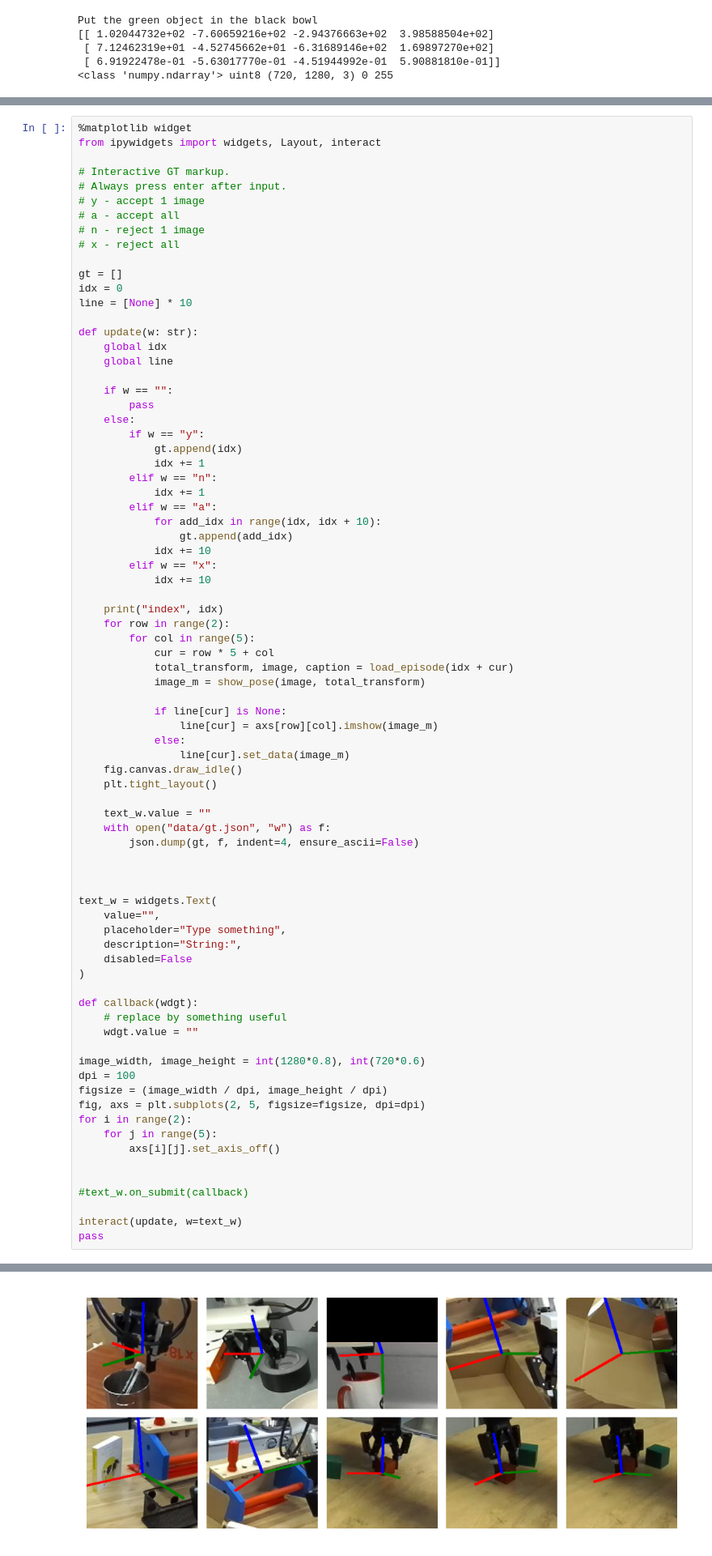
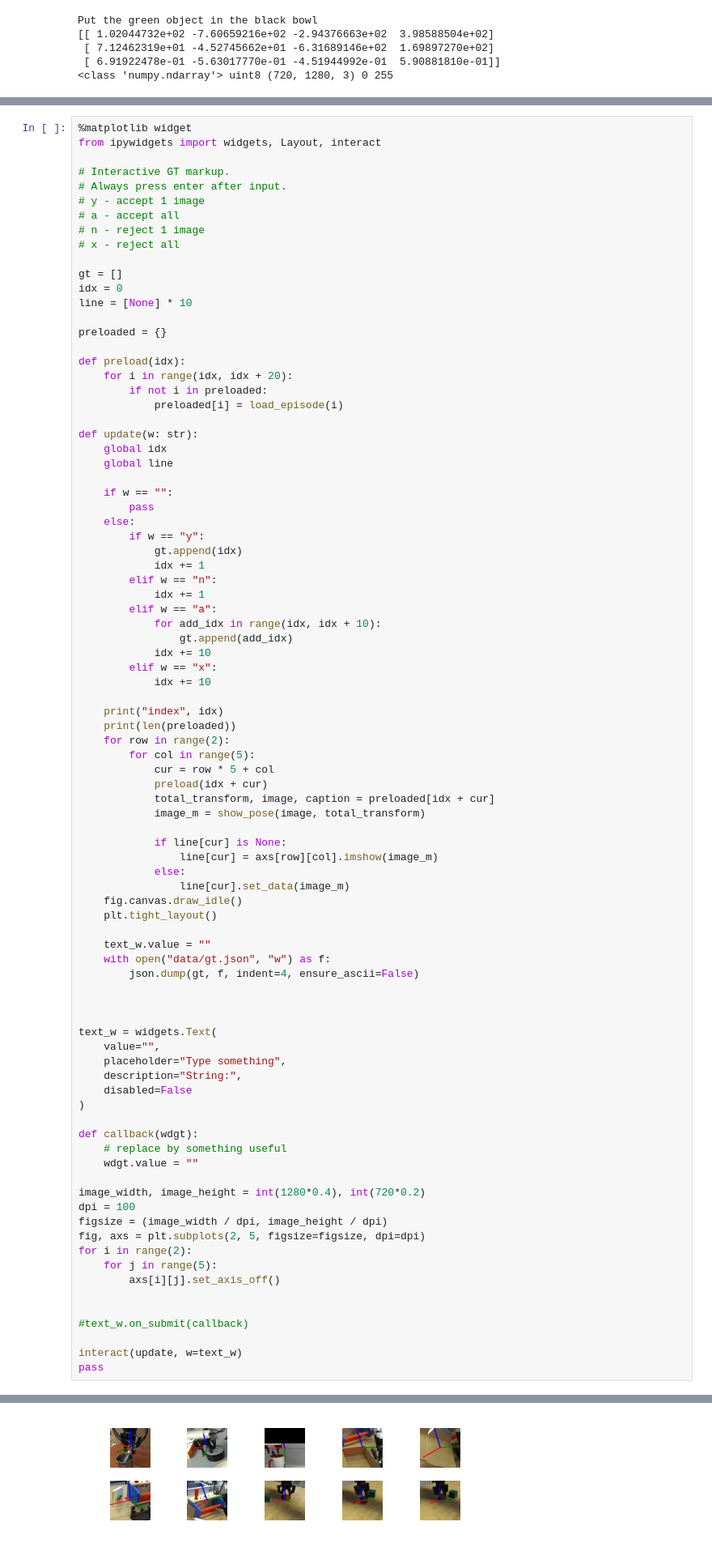
Before and after one commit to maximelianos/python-example-droid-dataset, a Jupyter notebook: test_real.ipynb, the cells around one changed output, grey strips where cells are left out. Shown: that part at 81% size. Saved outputs shown, nothing was run; the diff lists cells and outputs as text.

```diff
--- a/test_real.ipynb
+++ b/test_real.ipynb
@@ -216,6 +216,13 @@ from ipywidgets import widgets, Layout, interact
 gt = []
 idx = 0
 line = [None] * 10
+
+preloaded = {}
+
+def preload(idx):
+    for i in range(idx, idx + 20):
+        if not i in preloaded:
+            preloaded[i] = load_episode(i)
 
 def update(w: str):
     global idx
@@ -237,10 +244,12 @@ def update(w: str):
             idx += 10
 
     print("index", idx)
+    print(len(preloaded))
     for row in range(2):
         for col in range(5):
             cur = row * 5 + col
-            total_transform, image, caption = load_episode(idx + cur)
+            preload(idx + cur)
+            total_transform, image, caption = preloaded[idx + cur]
             image_m = show_pose(image, total_transform)
 
             if line[cur] is None:
@@ -254,35 +263,35 @@ def update(w: str):
     with open("data/gt.json", "w") as f:
         json.dump(gt, f, indent=4, ensure_ascii=False)
 
 
 
 text_w = widgets.Text(
     value="",
     placeholder="Type something",
     description="String:",
     disabled=False
 )
 
 def callback(wdgt):
     # replace by something useful
     wdgt.value = ""
 
-image_width, image_height = int(1280*0.8), int(720*0.6)
+image_width, image_height = int(1280*0.4), int(720*0.2)
 dpi = 100
 figsize = (image_width / dpi, image_height / dpi)
 fig, axs = plt.subplots(2, 5, figsize=figsize, dpi=dpi)
 for i in range(2):
     for j in range(5):
         axs[i][j].set_axis_off()
 
 
 #text_w.on_submit(callback)
 
 interact(update, w=text_w)
 pass
 # %% [output]
 interactive(children=(Text(value='', description='String:', placeholder='Type something'), Output()), _dom_cla…
-[figure, old version]
+[figure, new version]
 # %%
 gt
 # %% [output]
```
Also changed, not shown: parts of 1 cell of this notebook, 1 other file.
